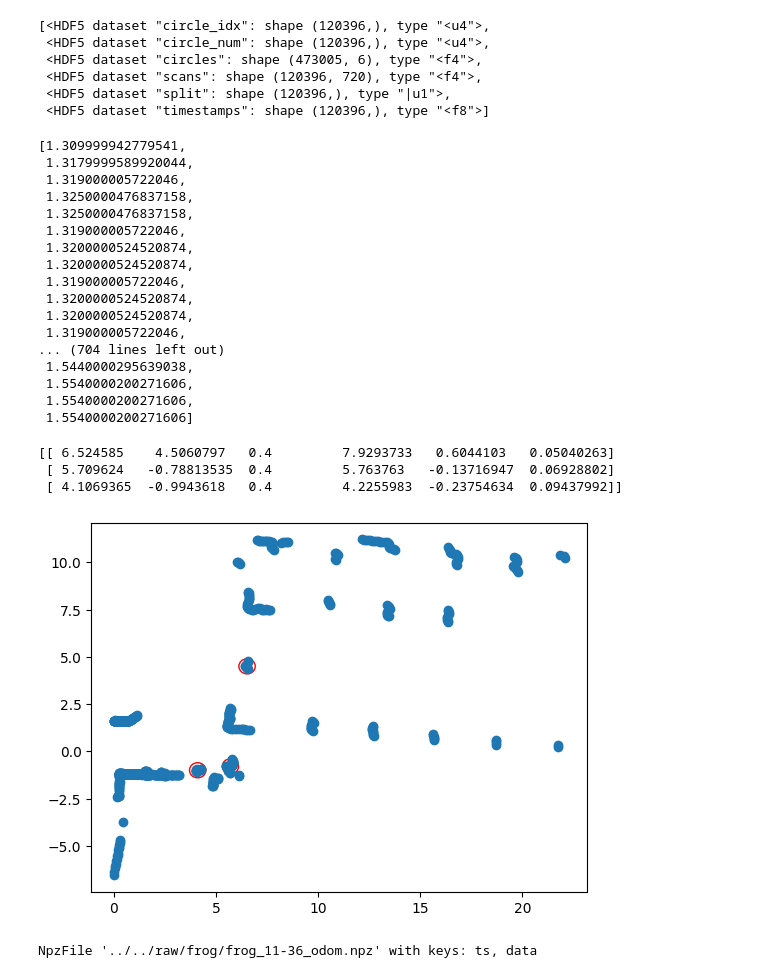
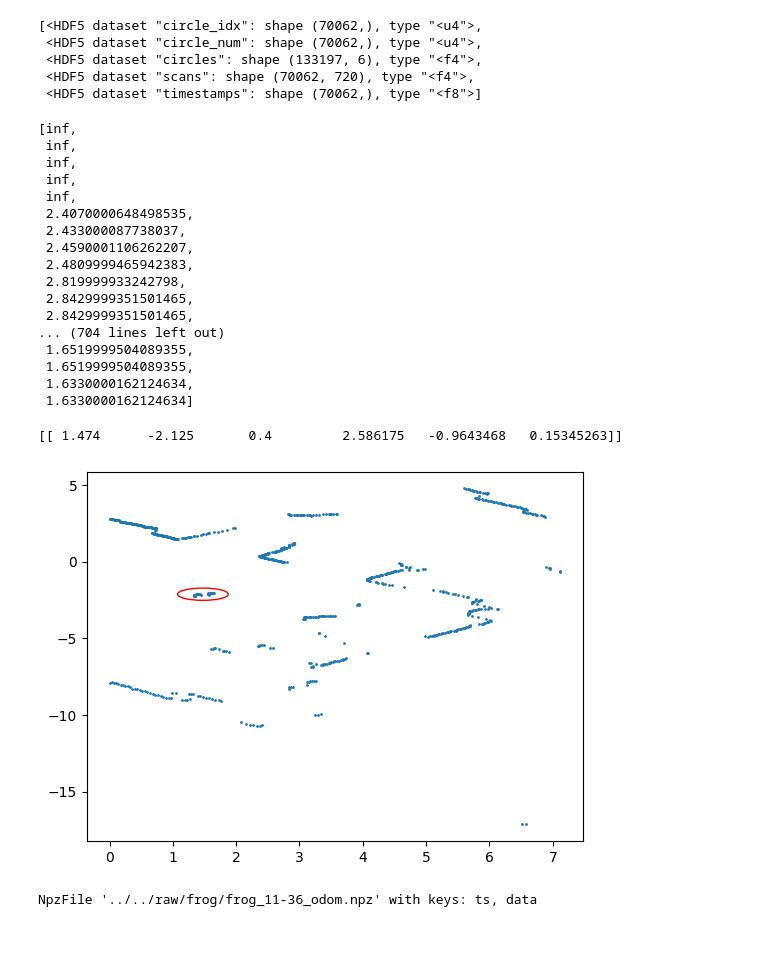
Before and after one commit to TAU-CGL/sdsl, a Jupyter notebook: data/data2d/notebooks/frog.ipynb, the cells around one changed output. Cells and saved outputs as stored; diff of their text form; code cells hidden in the pictures; blank space fills up the shorter version.

Commit message:
Localization of playback data

```diff
--- a/data/data2d/notebooks/frog.ipynb
+++ b/data/data2d/notebooks/frog.ipynb
@@ -7,20 +7,21 @@ import numpy as np
 import matplotlib.pyplot as plt
 # %%
 DATA_ROOT = "../../raw/frog"
-FROG_H5 = os.path.join(DATA_ROOT, "frog_11-36_12-43_train_val.h5")
+# FROG_H5 = os.path.join(DATA_ROOT, "frog_11-36_12-43_train_val.h5")
 FROG_ODOM1 = os.path.join(DATA_ROOT, "frog_11-36_odom.npz")
 FROM_ODOM2 = os.path.join(DATA_ROOT, "frog_12-43_odom.npz")
+
+FROG_H5 = os.path.join(DATA_ROOT, "frog_14-57.h5")
 # %%
 hf = h5py.File(FROG_H5, "r")
 # %%
 list(hf.values())
 # %% [output]
-[<HDF5 dataset "circle_idx": shape (120396,), type "<u4">,
- <HDF5 dataset "circle_num": shape (120396,), type "<u4">,
- <HDF5 dataset "circles": shape (473005, 6), type "<f4">,
- <HDF5 dataset "scans": shape (120396, 720), type "<f4">,
- <HDF5 dataset "split": shape (120396,), type "|u1">,
- <HDF5 dataset "timestamps": shape (120396,), type "<f8">]
+[<HDF5 dataset "circle_idx": shape (70062,), type "<u4">,
+ <HDF5 dataset "circle_num": shape (70062,), type "<u4">,
+ <HDF5 dataset "circles": shape (133197, 6), type "<f4">,
+ <HDF5 dataset "scans": shape (70062, 720), type "<f4">,
+ <HDF5 dataset "timestamps": shape (70062,), type "<f8">]
 # %%
 scans = hf["scans"]
 circle_idx = hf["circle_idx"]
@@ -30,45 +31,43 @@ timestamps = hf["timestamps"]
 # %%
 scans[0].tolist()
 # %% [output]
-[1.309999942779541,
- 1.3179999589920044,
- 1.319000005722046,
- 1.3250000476837158,
- 1.3250000476837158,
- 1.319000005722046,
- 1.3200000524520874,
- 1.3200000524520874,
- 1.319000005722046,
- 1.3200000524520874,
- 1.3200000524520874,
- 1.319000005722046,
+[inf,
+ inf,
+ inf,
+ inf,
+ inf,
+ 2.4070000648498535,
+ 2.433000087738037,
+ 2.4590001106262207,
+ 2.4809999465942383,
+ 2.819999933242798,
+ 2.8429999351501465,
+ 2.8429999351501465,
 ... (704 lines left out)
- 1.5440000295639038,
- 1.5540000200271606,
- 1.5540000200271606,
- 1.5540000200271606]
+ 1.6519999504089355,
+ 1.6519999504089355,
+ 1.6330000162124634,
+ 1.6330000162124634]
 # %%
-idx = 1000
+idx = 20000
 x = scans[idx] * np.cos(np.linspace(-0.5 * np.pi, 0.5 * np.pi, scans.shape[1]))
 y = scans[idx] * np.sin(np.linspace(-0.5 * np.pi, 0.5 * np.pi, scans.shape[1]))
 
 idx = circle_idx[idx]
 num = circle_num[idx]
 
 cs = circles[idx:idx+num, :]
 print(cs)
 
 fig, ax = plt.subplots()
 for i in range(cs.shape[0]):
     cx, cy, cr, _, _, _ = cs[i]
     ax.add_patch(plt.Circle((cx, cy), cr, fill=False, color='r'))
-plt.plot(x, y, 'o')
+plt.plot(x, y, 'o', markersize=1)
 plt.show()
 # %% [output]
-[[ 6.524585    4.5060797   0.4         7.9293733   0.6044103   0.05040263]
- [ 5.709624   -0.78813535  0.4         5.763763   -0.13716947  0.06928802]
- [ 4.1069365  -0.9943618   0.4         4.2255983  -0.23754634  0.09437992]]
+[[ 1.474      -2.125       0.4         2.586175   -0.9643468   0.15345263]]
-[figure, old version]
+[figure, new version]
 # %%
 odom1 = np.load(FROG_ODOM1)
 # %%
```
Also changed, not shown: 13 other files.
